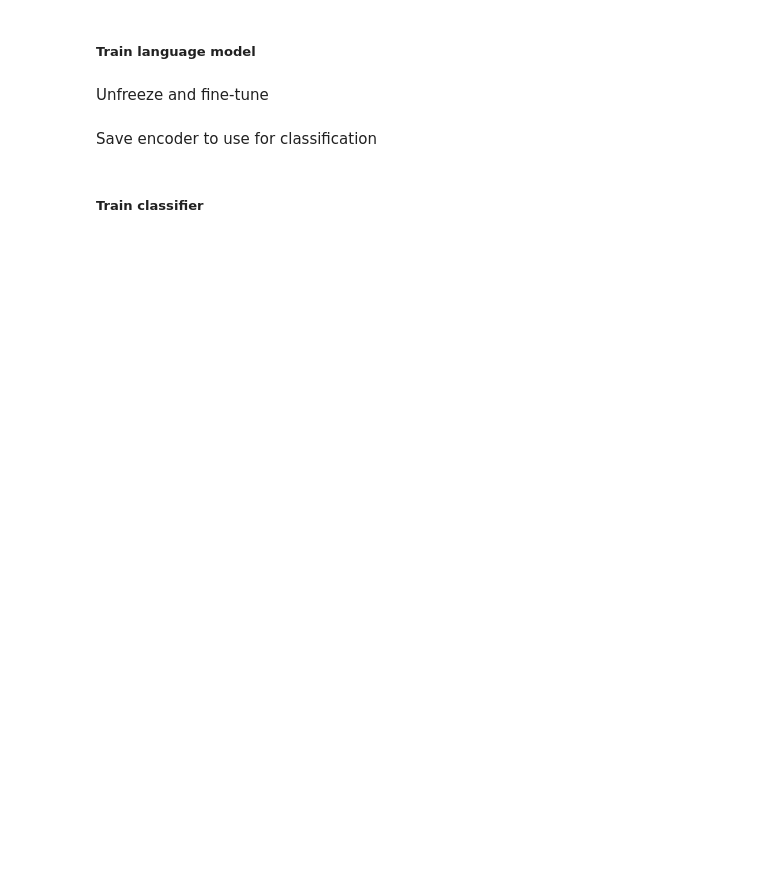
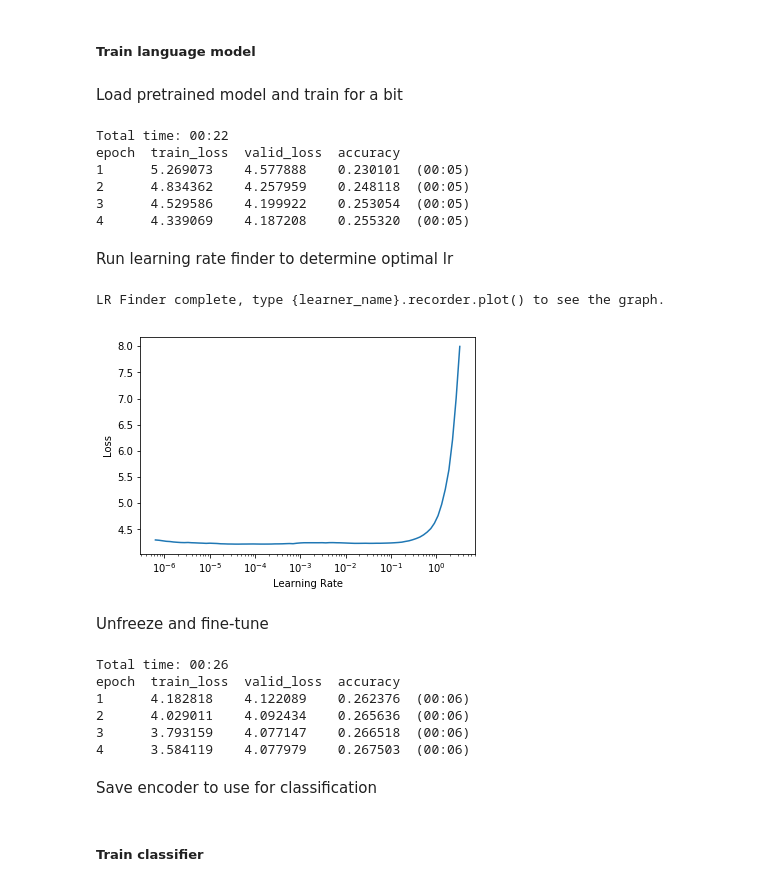
Before and after one commit to sbunzel/medium-classifier, a Jupyter notebook: train_classifier.ipynb, the cells around one changed output. Cells and saved outputs as stored; diff of their text form; code cells hidden in the pictures; blank space fills up the shorter version.

```diff
--- a/train_classifier.ipynb
+++ b/train_classifier.ipynb
@@ -653,5 +670,5 @@ train_fastai.to_csv(path / "test.csv", sep=",", index=False, header=False)
 # %%
 # Language model data
-data_lm = TextLMDataBunch.from_csv(path)
+data_lm = TextLMDataBunch.from_csv(path / "cv" / "manual_csv")
 # Classifier model data
-data_clas = TextClasDataBunch.from_csv(path, vocab=data_lm.train_ds.vocab, bs=8)
+data_clas = TextClasDataBunch.from_csv(path / "cv" / "manual_csv", vocab=data_lm.train_ds.vocab, bs=8)
@@ -664,13 +729,40 @@ This did not work, had to do this using curl from the command line
 # %% [markdown]
 ##### Train language model
+# %% [markdown]
+Load pretrained model and train for a bit
+# %%
+learn = RNNLearner.language_model(data_lm, pretrained_model=URLs.WT103, drop_mult=0.7)
 # %%
-learn = RNNLearner.language_model(data_lm, pretrained_fnames=['lstm_wt103', 'itos_wt103'], drop_mult=0.5)
 learn.fit_one_cycle(4, 1e-2)
+# %% [output]
+Total time: 00:22
+epoch  train_loss  valid_loss  accuracy
+1      5.269073    4.577888    0.230101  (00:05)
+2      4.834362    4.257959    0.248118  (00:05)
+3      4.529586    4.199922    0.253054  (00:05)
+4      4.339069    4.187208    0.255320  (00:05)
+# %% [markdown]
+Run learning rate finder to determine optimal lr
+# %%
+learn.lr_find()
+# %% [output]
+LR Finder complete, type {learner_name}.recorder.plot() to see the graph.
+# %%
+learn.recorder.plot()
+# %% [output]
+[figure, added]
 # %% [markdown]
 Unfreeze and fine-tune
 # %%
 learn.unfreeze()
-learn.fit_one_cycle(4, 1e-3)
+learn.fit_one_cycle(4, max_lr=slice(5e-3,5e-3))
+# %% [output]
+Total time: 00:26
+epoch  train_loss  valid_loss  accuracy
+1      4.182818    4.122089    0.262376  (00:06)
+2      4.029011    4.092434    0.265636  (00:06)
+3      3.793159    4.077147    0.266518  (00:06)
+4      3.584119    4.077979    0.267503  (00:06)
 # %% [markdown]
 Save encoder to use for classification
 # %%
```
Also changed, not shown: parts of 39 cells of this notebook.
